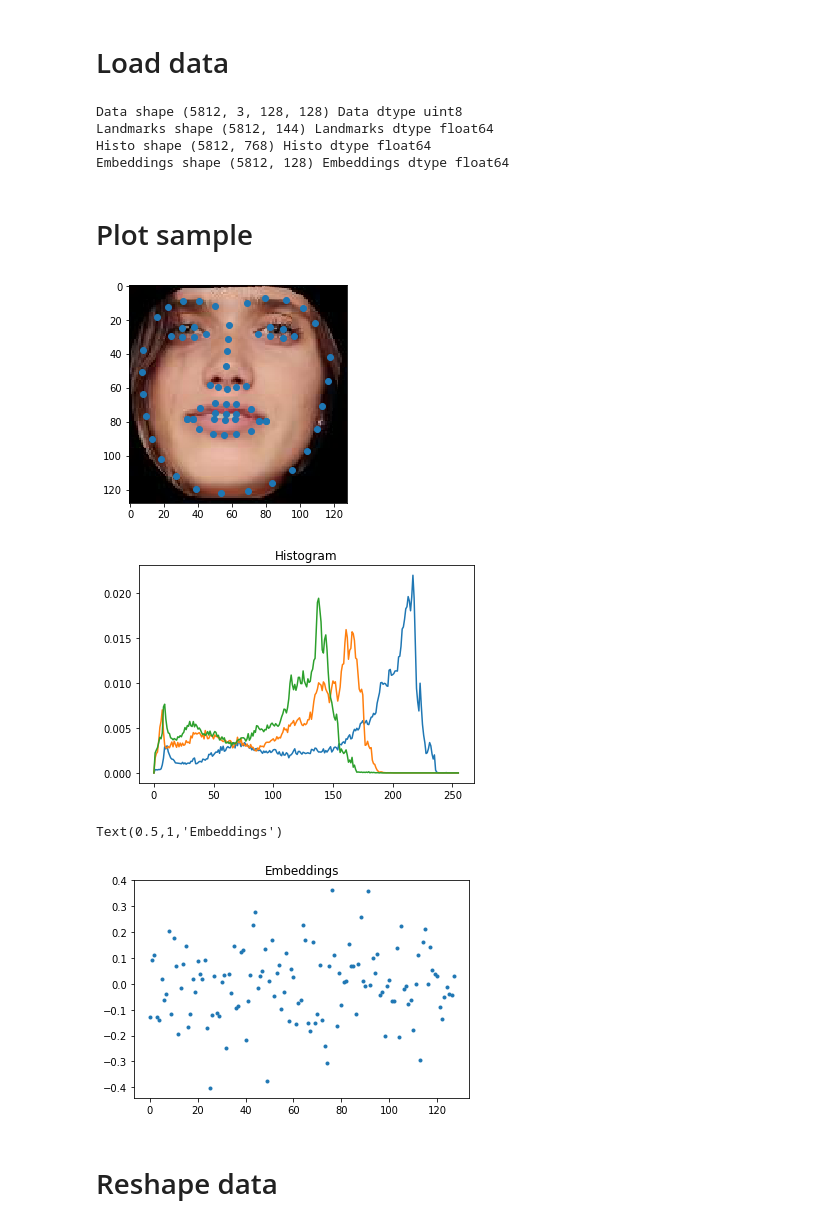
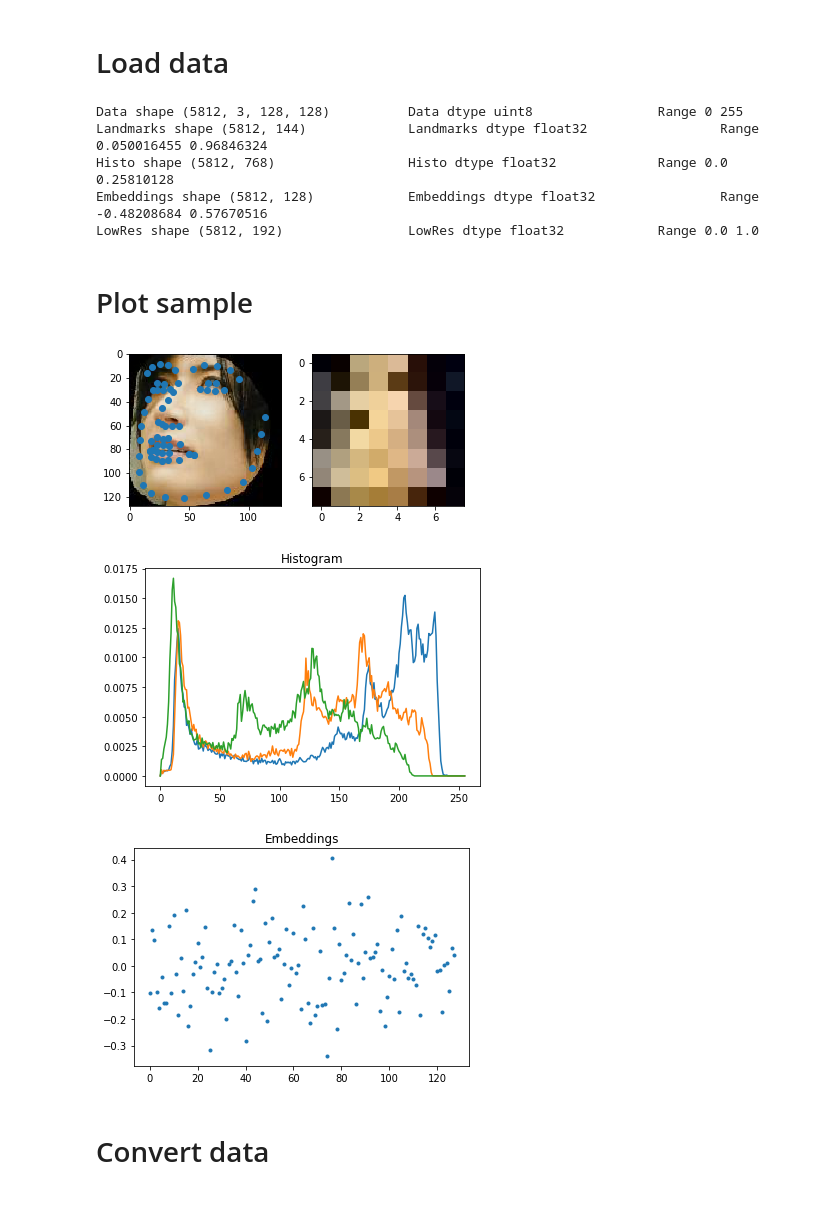
Before and after one commit to TUM-ML-Lab18/FaceSwap, a Jupyter notebook: notebooks/CheckPreprocessedDataArrays.ipynb, the cells around one changed output. Cells and saved outputs as stored; diff of their text form; code cells hidden in the pictures.

```diff
--- a/notebooks/CheckPreprocessedDataArrays.ipynb
+++ b/notebooks/CheckPreprocessedDataArrays.ipynb
@@ -14,43 +14,50 @@ path_data = root / ('data' + str(imsize) + '.npy')
 path_lm = root / 'landmarks.npy'
 path_histo = root / 'histo.npy'
 path_embeddings = root / 'embeddings.npy'
+path_lowres = root / 'lowres.npy'
 # %% [markdown]
 # Load data
+# %%
+data = np.load(path_data)
+landmarks = np.load(path_lm)
+histo = np.load(path_histo)
+embeddings = np.load(path_embeddings)
+lowres = np.load(path_lowres)
 # %%
-data = np.load(path_data)
-landmarks = np.load(path_lm)
-histo = np.load(path_histo)
-embeddings = np.load(path_embeddings)
-print('Data shape', data.shape, 'Data dtype', data.dtype)
-print('Landmarks shape', landmarks.shape, 'Landmarks dtype', landmarks.dtype)
-print('Histo shape', histo.shape, 'Histo dtype', histo.dtype)
-print('Embeddings shape', embeddings.shape, 'Embeddings dtype', embeddings.dtype)
+print('Data shape', data.shape, '\t\tData dtype', data.dtype, '\t\tRange', data.min(), data.max())
+print('Landmarks shape', landmarks.shape, '\t\tLandmarks dtype', landmarks.dtype, '\t\tRange', landmarks.min(), landmarks.max())
+print('Histo shape', histo.shape, '\t\tHisto dtype', histo.dtype, '\t\tRange', histo.min(), histo.max())
+print('Embeddings shape', embeddings.shape, '\t\tEmbeddings dtype', embeddings.dtype, '\t\tRange', embeddings.min(), embeddings.max())
+print('LowRes shape', lowres.shape, '\t\tLowRes dtype', lowres.dtype, '\t\tRange', lowres.min(), lowres.max())
 # %% [output]
-Data shape (5812, 3, 128, 128) Data dtype uint8
-Landmarks shape (5812, 144) Landmarks dtype float64
-Histo shape (5812, 768) Histo dtype float64
-Embeddings shape (5812, 128) Embeddings dtype float64
+Data shape (5812, 3, 128, 128)          Data dtype uint8                Range 0 255
+Landmarks shape (5812, 144)             Landmarks dtype float32                 Range 0.050016455 0.96846324
+Histo shape (5812, 768)                 Histo dtype float32             Range 0.0 0.25810128
+Embeddings shape (5812, 128)            Embeddings dtype float32                Range -0.48208684 0.57670516
+LowRes shape (5812, 192)                LowRes dtype float32            Range 0.0 1.0
 # %% [markdown]
 # Plot sample
 # %%
 n = 302
 
+plt.subplot(1,2,1)
 plt.scatter(landmarks[n,::2]*imsize, landmarks[n,1::2]*imsize)
 plt.imshow(data[n].transpose((1,2,0)))
+plt.subplot(1,2,2)
+plt.imshow(np.uint8(255*lowres[n]).reshape((3,8,8)).transpose((1,2,0)))
 plt.show()
 plt.plot(np.arange(256), histo[n,:256].reshape((256)))
 plt.plot(np.arange(256), histo[n,256:512].reshape((256)))
 plt.plot(np.arange(256), histo[n,512:768].reshape((256)))
 plt.title('Histogram')
 plt.show()
 plt.plot(np.arange(128), embeddings[n], '.')
 plt.title('Embeddings')
 plt.show()
 # %% [output]
-[figure, old version]
+[figure, new version]
-[figure, old version]
+[figure, new version]
-Text(0.5,1,'Embeddings')
-[figure, old version]
+[figure, new version]
 # %% [markdown]
-# Reshape data
+# Convert data
 # %%
```
Also changed, not shown: parts of 2 cells of this notebook.
